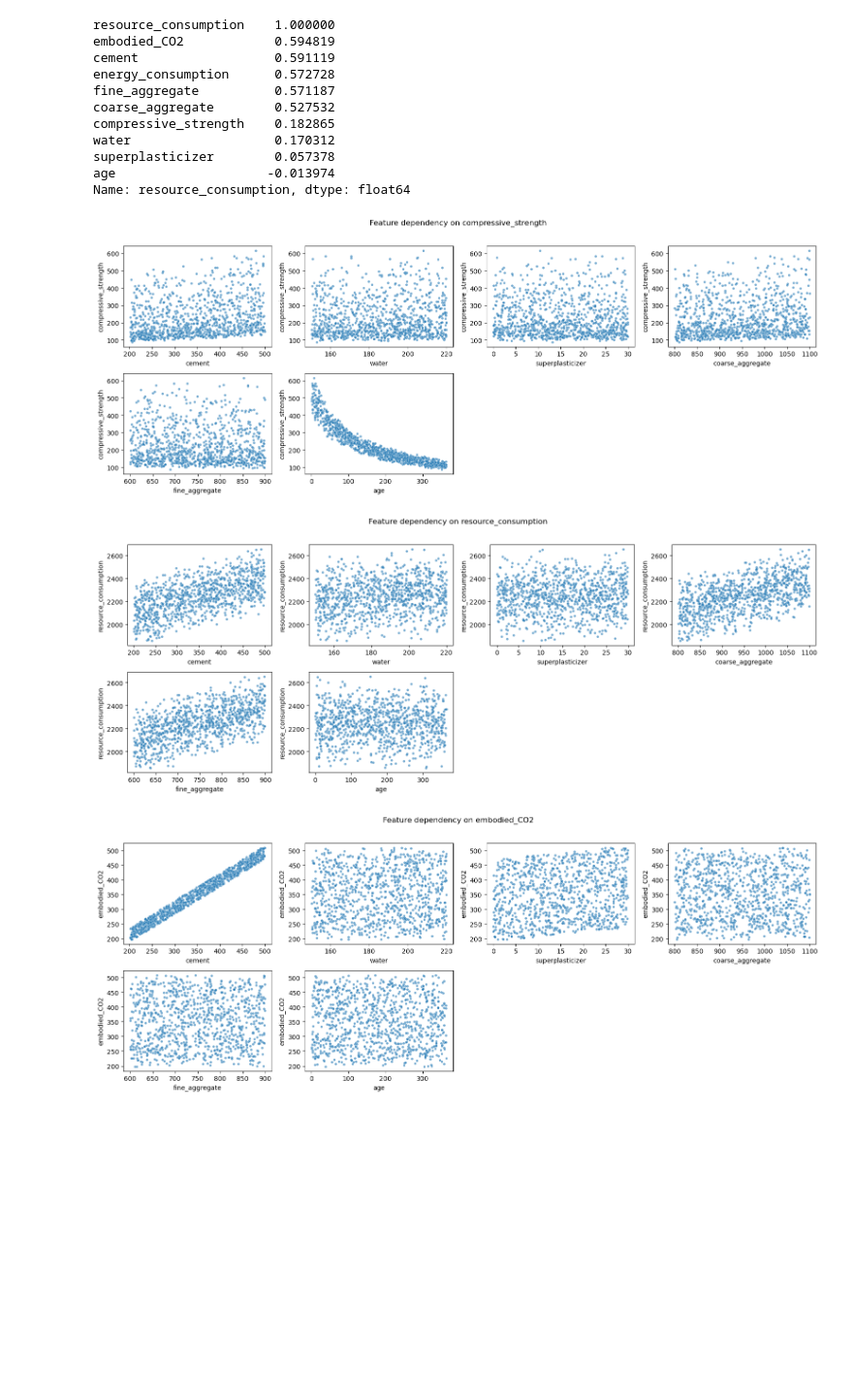
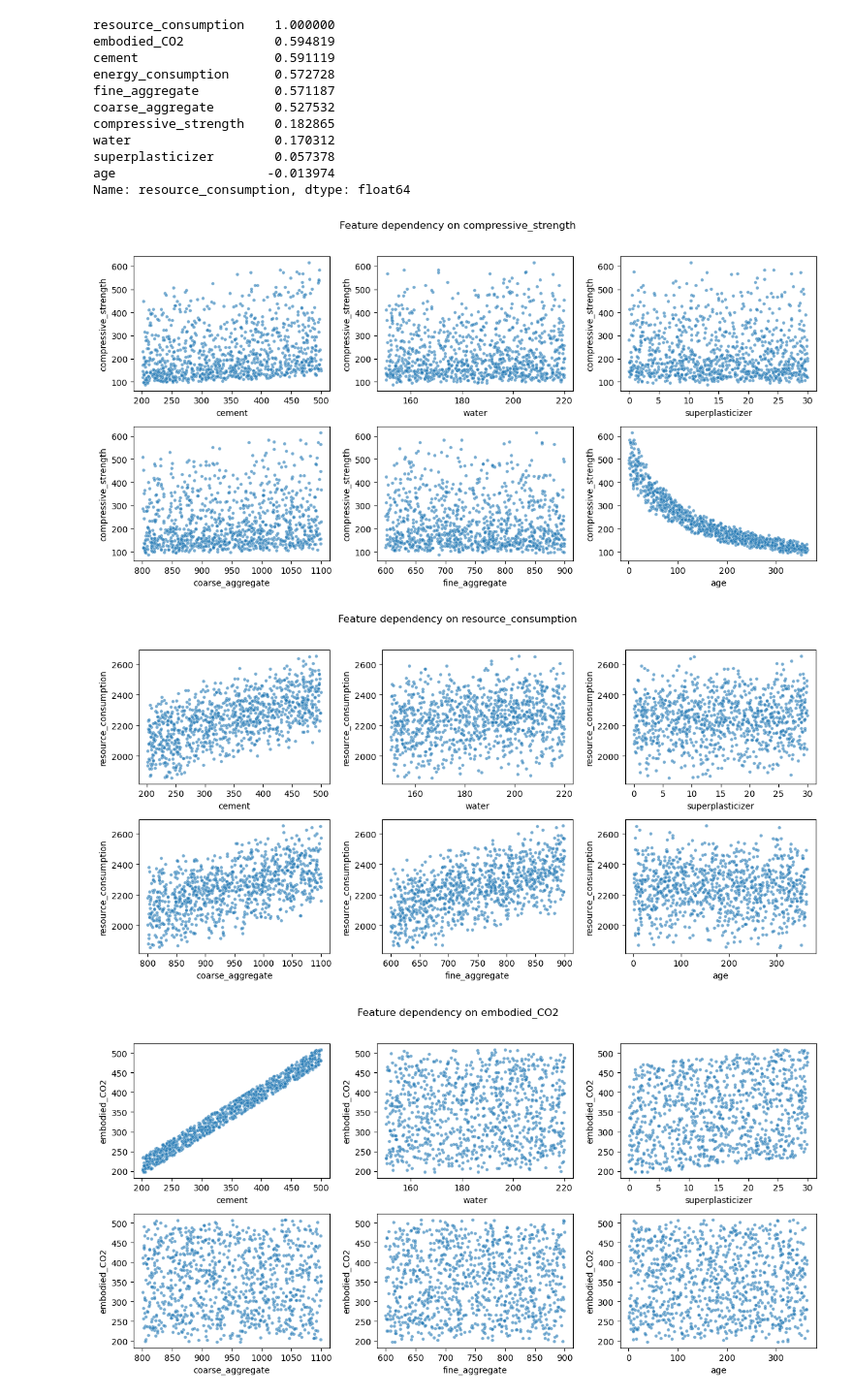
Before and after one commit to pariyaaf/sustainable_concrete_ml_optimization, a Jupyter notebook: notebook/ml.ipynb, the cells around one changed output. Shown at 97% size. Drawn from its saved outputs; the diff is of its cells as text; code cells hidden in the pictures; blank space fills up the shorter version.

```diff
--- a/notebook/ml.ipynb
+++ b/notebook/ml.ipynb
@@ -124,29 +128,29 @@ labels = ['compressive_strength', 'resource_consumption', 'embodied_CO2', 'energ
 
 features = df.drop( columns=labels)
 # %%
-n_cols = 4
+n_cols = 3
 
 for target in labels:
     n_rows = math.ceil(len(features.columns) / n_cols)
 
     plt.figure(figsize=(4 * n_cols, 3 * n_rows))
 
     for i, col in enumerate(features.columns, 1):
         plt.subplot(n_rows, n_cols, i)
         sns.scatterplot(
             data=df,
             x=col,
             y=target,
             s=15,
             alpha=0.6
         )
         plt.xlabel(col)
         plt.ylabel(target)
 
     plt.suptitle(f"Feature dependency on {target}", y=1.02)
     plt.tight_layout()
     plt.show()
 # %% [output]
-[figure, old version]
+[figure, new version]
-[figure, old version]
+[figure, new version]
-[figure, old version]
+[figure, new version]
```
Also changed, not shown: parts of 11 cells of this notebook.
